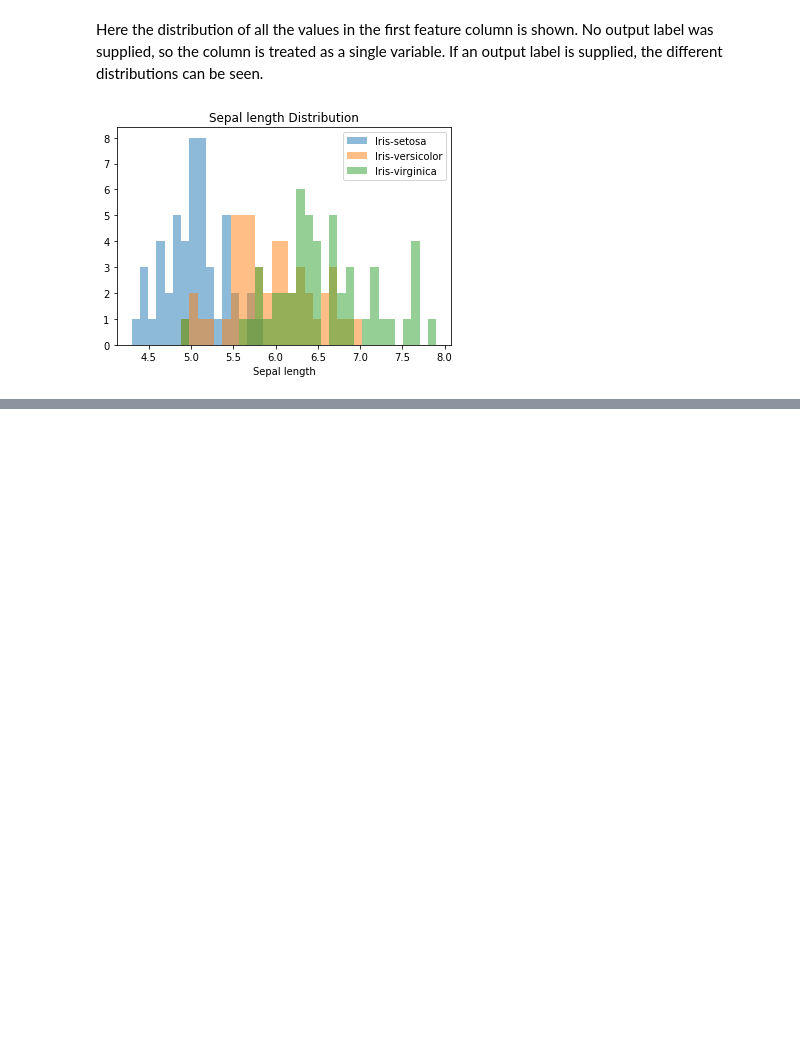
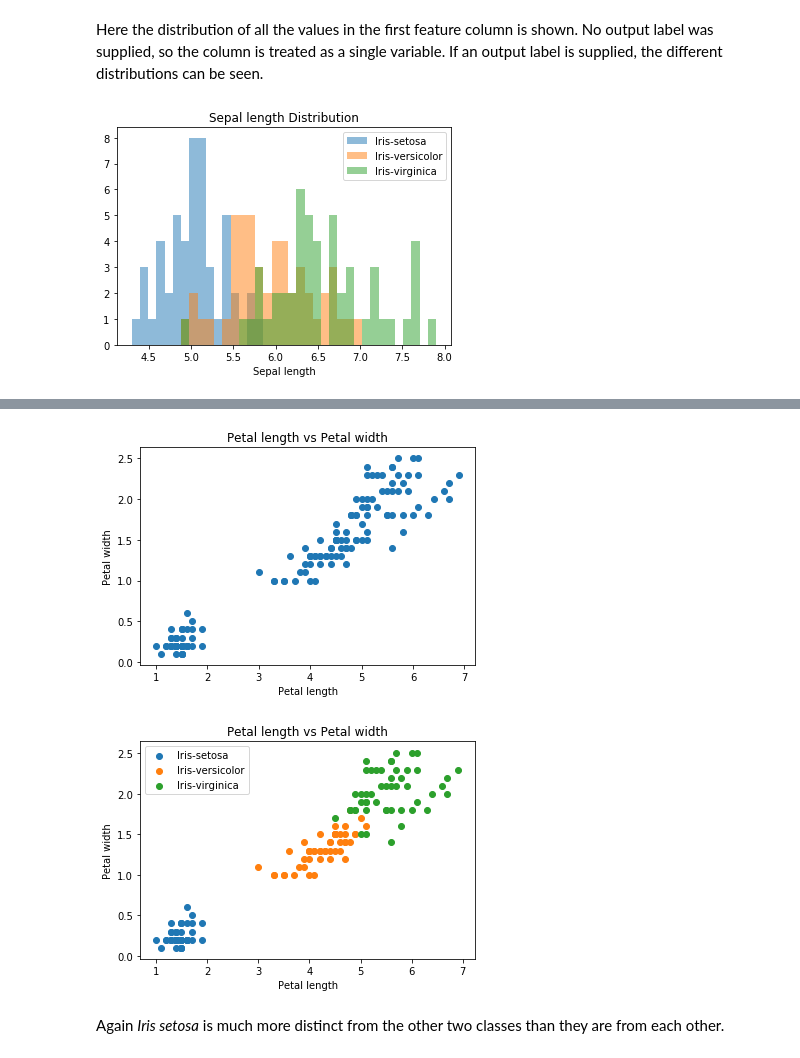
Before and after one commit to samirelanduk/discerus, a Jupyter notebook: notebooks/Datasets.ipynb, the cells around one changed output, grey strips where cells are left out. Saved outputs shown, nothing was run; the diff lists cells and outputs as text; code cells hidden in the pictures; blank space fills up the shorter version.

```diff
--- a/notebooks/Datasets.ipynb
+++ b/notebooks/Datasets.ipynb
@@ -72,0 +87,10 @@ discerus.plot_dataset(sepal_length_annotated, output=True)
+# %%
+petal_data = df.iloc[:, [2, 3]]
+discerus.plot_dataset(petal_data)
+petal_data_annotated = df.iloc[:, [2, 3, -1]]
+discerus.plot_dataset(petal_data_annotated, output=True)
+# %% [output]
+[figure, added]
+[figure, added]
+# %% [markdown]
+Again *Iris setosa* is much more distinct from the other two classes than they are from each other.
```
Also changed, not shown: parts of 3 cells of this notebook, 1 other file.
